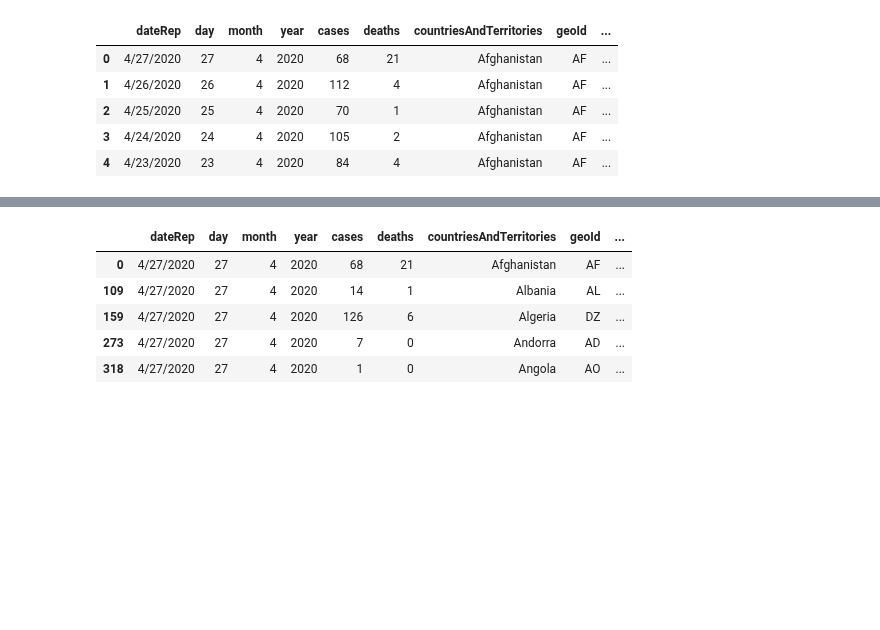
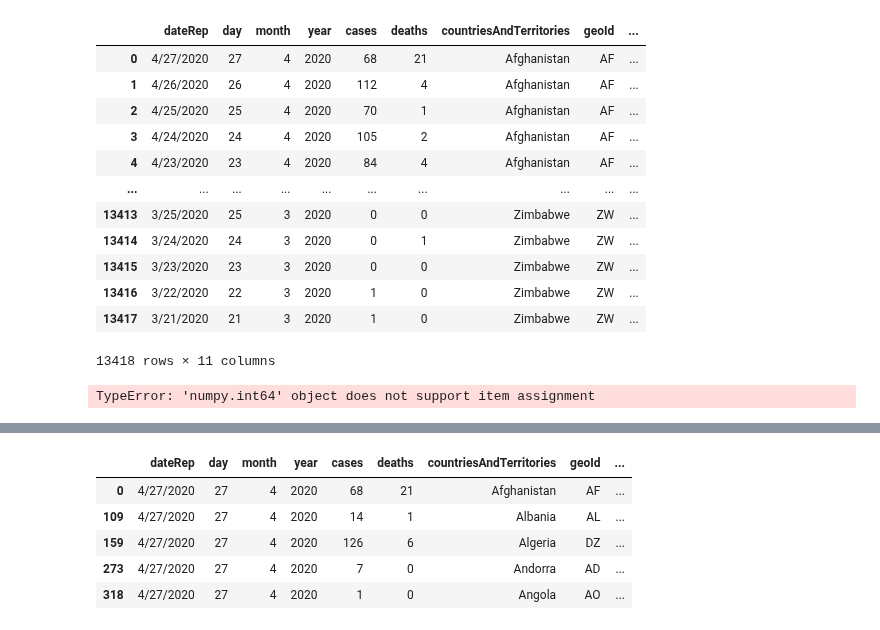
Before and after one commit to magei00/SocialData02806_2020, a Jupyter notebook: final_project/basic_map.ipynb, the cells around one changed output, grey strips where cells are left out. Cells and saved outputs as stored; diff of their text form; code cells hidden in the pictures; blank space fills up the shorter version.

```diff
--- a/final_project/basic_map.ipynb
+++ b/final_project/basic_map.ipynb
@@ -7,11 +7,18 @@ country_geo = 'datasets/all_countries.geo.json'
 # %%
 covid_data = pd.read_csv('datasets/COVID-19-worldwide.csv')
 # %%
-covid_data.head()
+covid_data
 # %% [output]
 |  | dateRep | day | month | year | cases | deaths | countriesAndTerritories | geoId | ... |
 | 0 | 4/27/2020 | 27 | 4 | 2020 | 68 | 21 | Afghanistan | AF | ... |
 | 1 | 4/26/2020 | 26 | 4 | 2020 | 112 | 4 | Afghanistan | AF | ... |
 | 2 | 4/25/2020 | 25 | 4 | 2020 | 70 | 1 | Afghanistan | AF | ... |
 | 3 | 4/24/2020 | 24 | 4 | 2020 | 105 | 2 | Afghanistan | AF | ... |
 | 4 | 4/23/2020 | 23 | 4 | 2020 | 84 | 4 | Afghanistan | AF | ... |
+| ... | ... | ... | ... | ... | ... | ... | ... | ... | ... |
+| 13413 | 3/25/2020 | 25 | 3 | 2020 | 0 | 0 | Zimbabwe | ZW | ... |
+| 13414 | 3/24/2020 | 24 | 3 | 2020 | 0 | 1 | Zimbabwe | ZW | ... |
+| 13415 | 3/23/2020 | 23 | 3 | 2020 | 0 | 0 | Zimbabwe | ZW | ... |
+| 13416 | 3/22/2020 | 22 | 3 | 2020 | 1 | 0 | Zimbabwe | ZW | ... |
+| 13417 | 3/21/2020 | 21 | 3 | 2020 | 1 | 0 | Zimbabwe | ZW | ... |
+13418 rows × 11 columns
@@ -20,0 +25,16 @@ present_day.to_csv('present_day.csv')
+# %%
+countries = covid_data.countriesAndTerritories.unique()
+
+sum_corona = pd.DataFrame(columns = covid_data.columns)
+
+for country in countries:
+    data=covid_data[covid_data['countriesAndTerritories'] == country]
+
+    new_row = data.iloc[0,1].copy()
+    new_row['cases'] = data['cases'].sum()
+
+    sum_corona.append(new_row)
+
+sum_corona.head()
+# %% [output]
+TypeError: 'numpy.int64' object does not support item assignment
```
Also changed, not shown: parts of 3 cells of this notebook, 5 other files.
